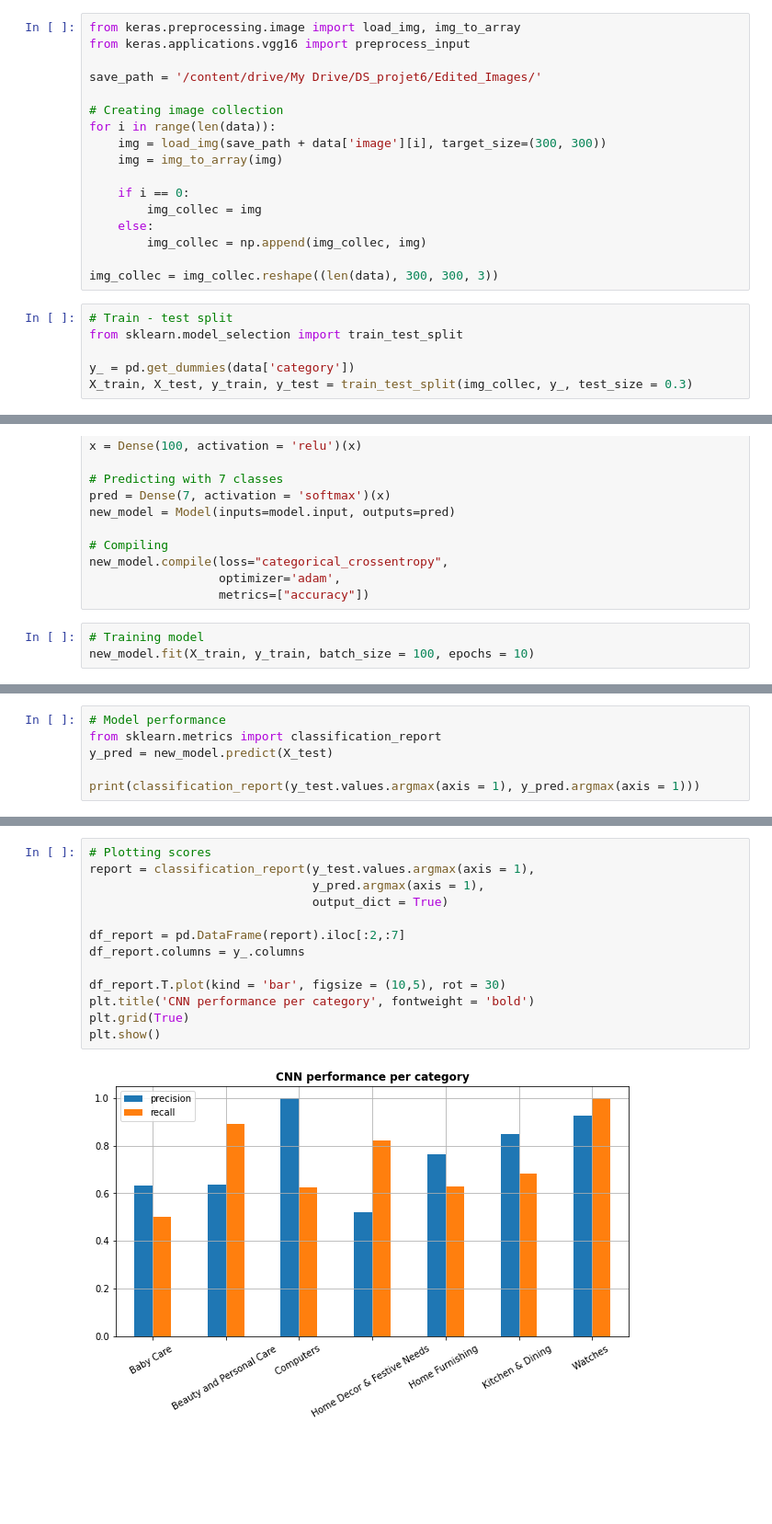
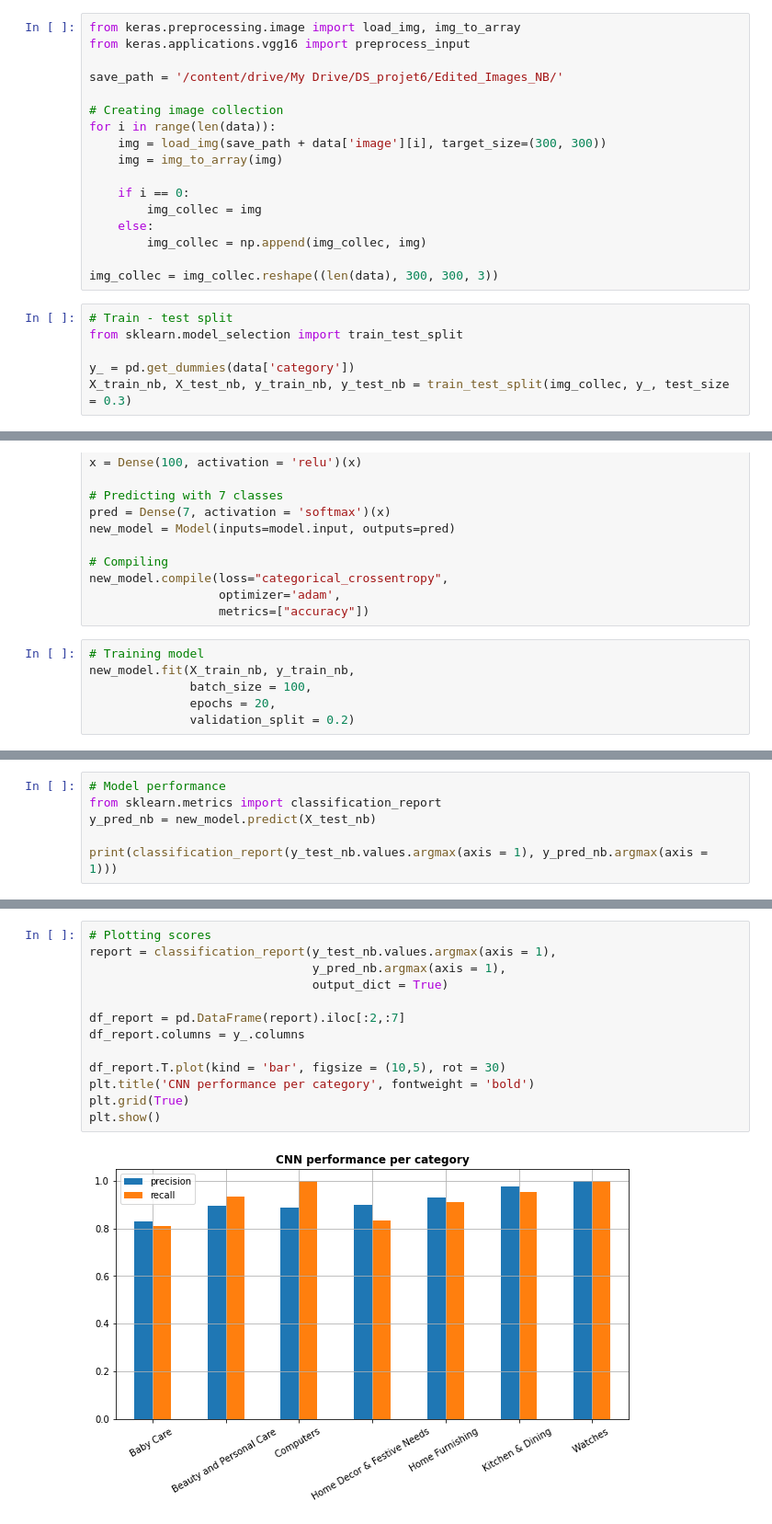
Before and after one commit to AHollierDS/ParcoursDS_Projet6, a Jupyter notebook: P6_03-CNN_classification.ipynb, the cells around one changed output, grey strips where cells are left out. Shown: that part at 92% size. Saved outputs shown, nothing was run; the diff lists cells and outputs as text; blank space fills up the shorter version.

Commit message:
RGB classification and adding validation set

```diff
--- a/P6_03-CNN_classification.ipynb
+++ b/P6_03-CNN_classification.ipynb
@@ -32,7 +32,7 @@ data.drop(columns = 'product_category_tree', inplace = True)
 from keras.preprocessing.image import load_img, img_to_array
 from keras.applications.vgg16 import preprocess_input
 
-save_path = '/content/drive/My Drive/DS_projet6/Edited_Images/'
+save_path = '/content/drive/My Drive/DS_projet6/Edited_Images_NB/'
 
 # Creating image collection
 for i in range(len(data)):
@@ -50,7 +50,7 @@ img_collec = img_collec.reshape((len(data), 300, 300, 3))
 from sklearn.model_selection import train_test_split
 
 y_ = pd.get_dummies(data['category'])
-X_train, X_test, y_train, y_test = train_test_split(img_collec, y_, test_size = 0.3)
+X_train_nb, X_test_nb, y_train_nb, y_test_nb = train_test_split(img_collec, y_, test_size = 0.3)
 # %% [markdown]
 ### Creating model
 # %%
@@ -83,5 +83,8 @@ new_model.compile(loss="categorical_crossentropy",
                   metrics=["accuracy"])
 # %%
 # Training model
-new_model.fit(X_train, y_train, batch_size = 100, epochs = 10)
+new_model.fit(X_train_nb, y_train_nb,
+              batch_size = 100,
+              epochs = 20,
+              validation_split = 0.2)
 # %% [output]
@@ -109,9 +109,9 @@ Epoch 10/10
 # %%
 # Model performance
 from sklearn.metrics import classification_report
-y_pred = new_model.predict(X_test)
+y_pred_nb = new_model.predict(X_test_nb)
 
-print(classification_report(y_test.values.argmax(axis = 1), y_pred.argmax(axis = 1)))
+print(classification_report(y_test_nb.values.argmax(axis = 1), y_pred_nb.argmax(axis = 1)))
 # %% [output]
               precision    recall  f1-score   support
 
@@ -129,15 +129,15 @@ weighted avg       0.77      0.74      0.74       315
 # %%
 # Plotting scores
-report = classification_report(y_test.values.argmax(axis = 1),
-                               y_pred.argmax(axis = 1),
+report = classification_report(y_test_nb.values.argmax(axis = 1),
+                               y_pred_nb.argmax(axis = 1),
                                output_dict = True)
 
 df_report = pd.DataFrame(report).iloc[:2,:7]
 df_report.columns = y_.columns
 
 df_report.T.plot(kind = 'bar', figsize = (10,5), rot = 30)
 plt.title('CNN performance per category', fontweight = 'bold')
 plt.grid(True)
 plt.show()
 # %% [output]
-[figure, old version]
+[figure, new version]
```
Also changed, not shown: parts of 11 cells of this notebook.
